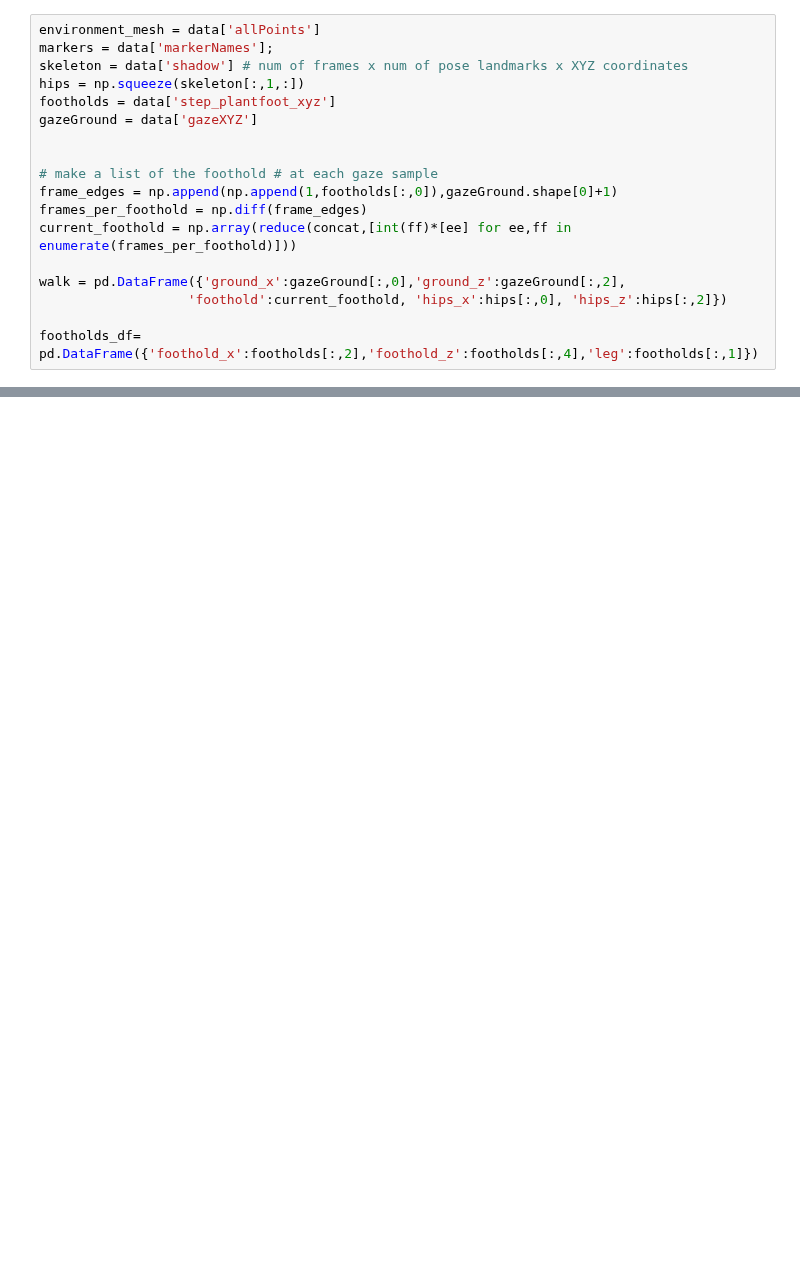
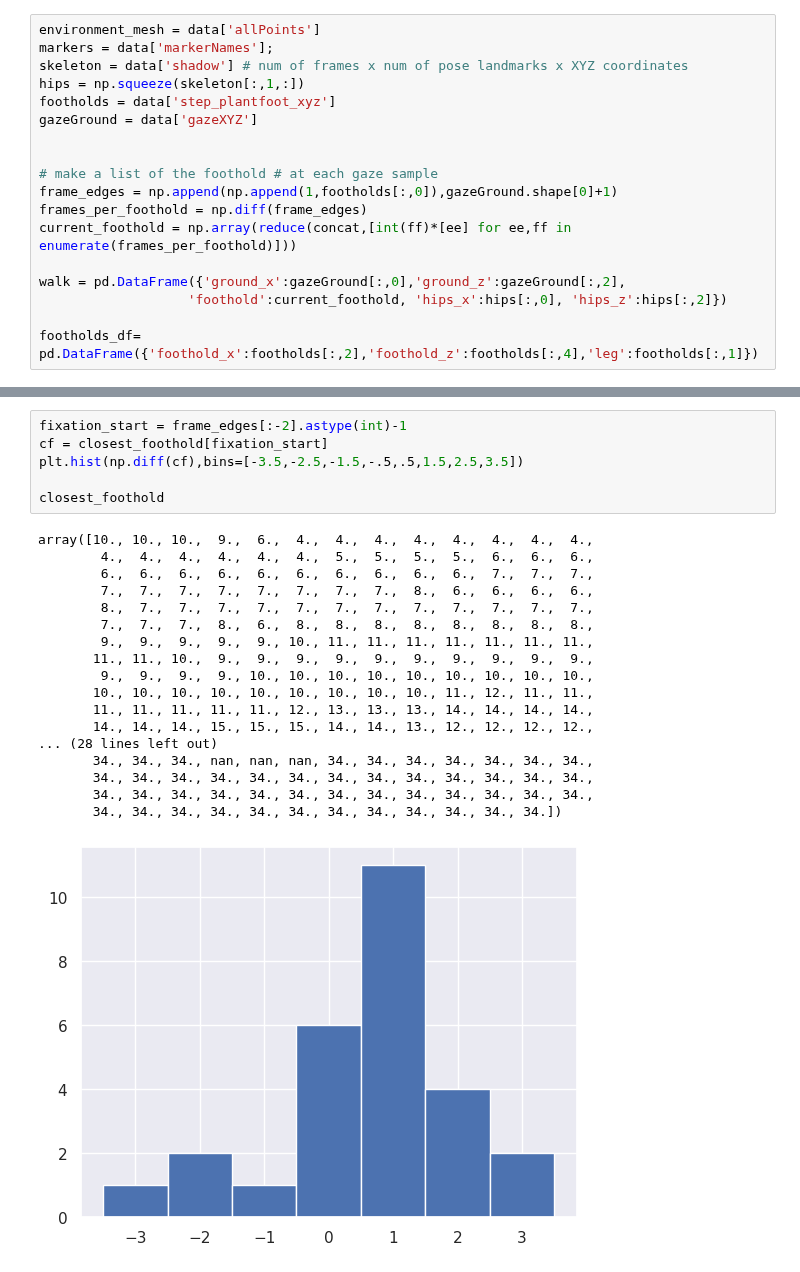
Before and after one commit to BonnenLab/visualize-skelly-laser-environment, a Jupyter notebook: getting-started.ipynb, the cells around one changed output, grey strips where cells are left out. Cells and saved outputs as stored; diff of their text form; blank space fills up the shorter version.

```diff
--- a/getting-started.ipynb
+++ b/getting-started.ipynb
@@ -101,3 +102,28 @@ plt.hist(np.diff(closest_foothold),bins=[-3.5,-2.5,-1.5,-.5,.5,1.5,2.5,3.5])
+# %%
+fixation_start = frame_edges[:-2].astype(int)-1
+cf = closest_foothold[fixation_start]
+plt.hist(np.diff(cf),bins=[-3.5,-2.5,-1.5,-.5,.5,1.5,2.5,3.5])
+
+closest_foothold
+# %% [output]
+array([10., 10., 10.,  9.,  6.,  4.,  4.,  4.,  4.,  4.,  4.,  4.,  4.,
+        4.,  4.,  4.,  4.,  4.,  4.,  5.,  5.,  5.,  5.,  6.,  6.,  6.,
+        6.,  6.,  6.,  6.,  6.,  6.,  6.,  6.,  6.,  6.,  7.,  7.,  7.,
+        7.,  7.,  7.,  7.,  7.,  7.,  7.,  7.,  8.,  6.,  6.,  6.,  6.,
+        8.,  7.,  7.,  7.,  7.,  7.,  7.,  7.,  7.,  7.,  7.,  7.,  7.,
+        7.,  7.,  7.,  8.,  6.,  8.,  8.,  8.,  8.,  8.,  8.,  8.,  8.,
+        9.,  9.,  9.,  9.,  9., 10., 11., 11., 11., 11., 11., 11., 11.,
+       11., 11., 10.,  9.,  9.,  9.,  9.,  9.,  9.,  9.,  9.,  9.,  9.,
+        9.,  9.,  9.,  9., 10., 10., 10., 10., 10., 10., 10., 10., 10.,
+       10., 10., 10., 10., 10., 10., 10., 10., 10., 11., 12., 11., 11.,
+       11., 11., 11., 11., 11., 12., 13., 13., 13., 14., 14., 14., 14.,
+       14., 14., 14., 15., 15., 15., 14., 14., 13., 12., 12., 12., 12.,
+... (28 lines left out)
+       34., 34., 34., nan, nan, nan, 34., 34., 34., 34., 34., 34., 34.,
+       34., 34., 34., 34., 34., 34., 34., 34., 34., 34., 34., 34., 34.,
+       34., 34., 34., 34., 34., 34., 34., 34., 34., 34., 34., 34., 34.,
+       34., 34., 34., 34., 34., 34., 34., 34., 34., 34., 34., 34.])
+[figure, added]
 # %%
 mm=6
 plt.plot(skeleton[:,mm,1].squeeze(),label=markers[0][mm][0])
```
Also changed, not shown: parts of 7 cells of this notebook, 2 other files.
